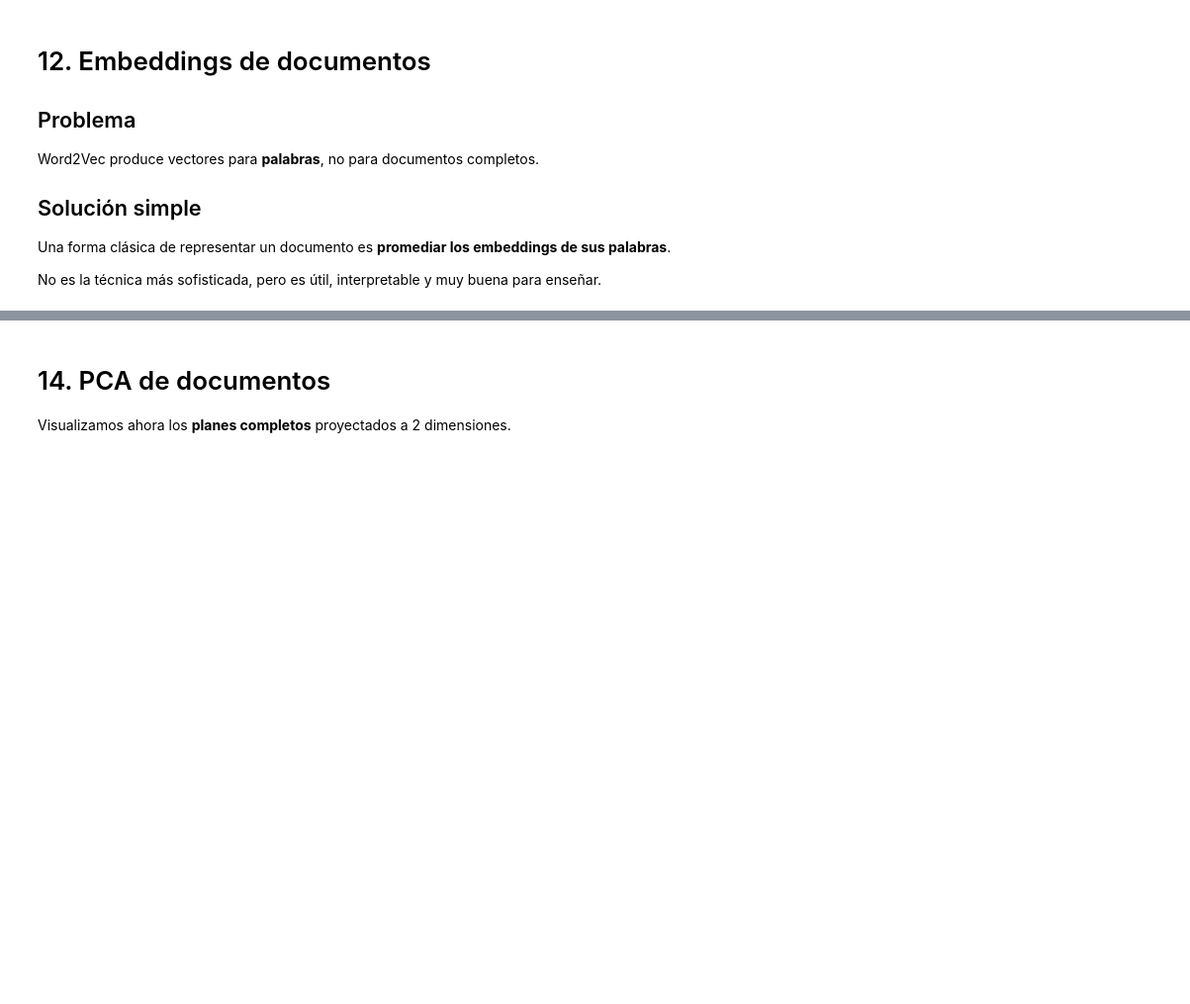
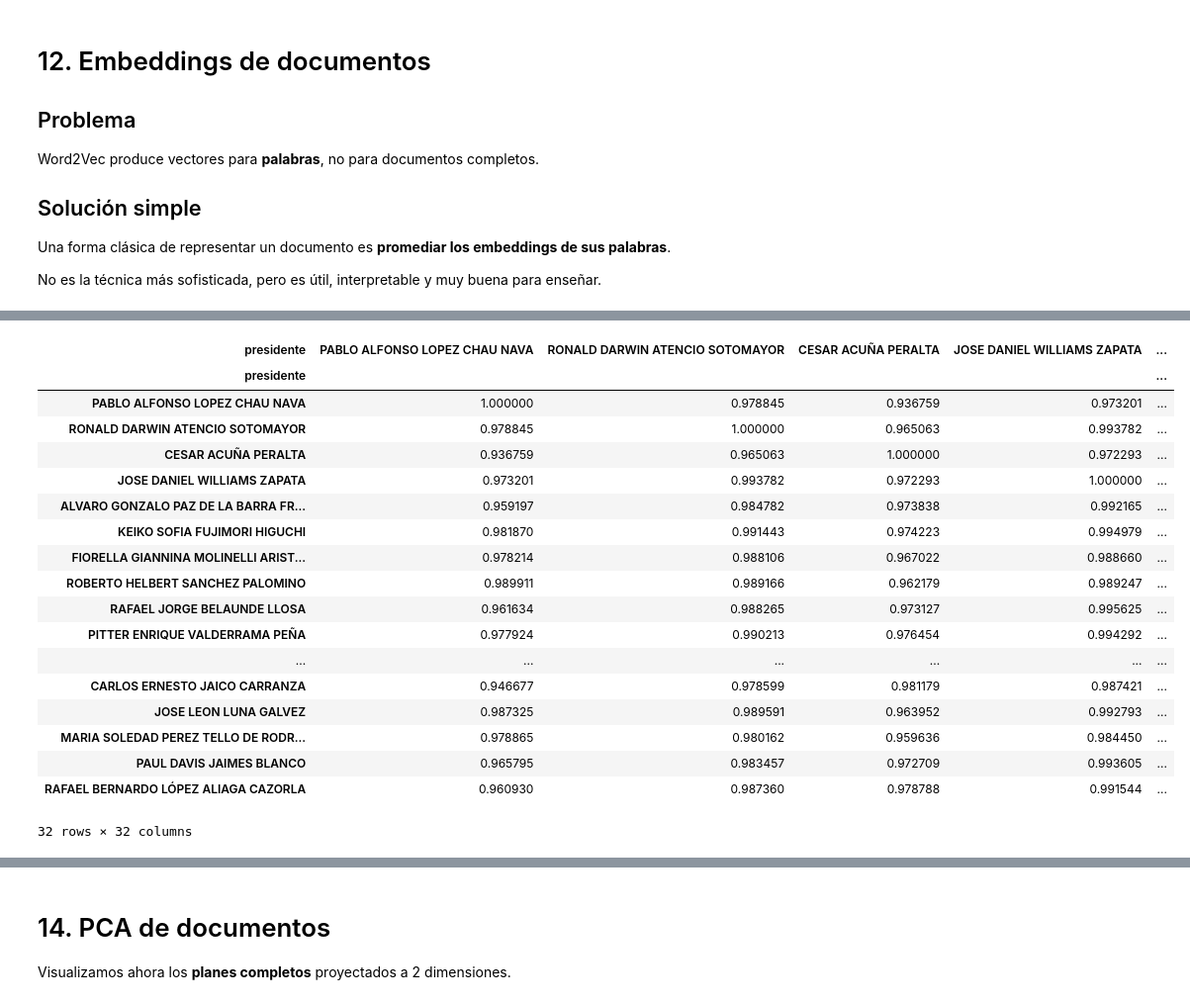
Before and after one commit to josefrodrim/ML-course, a Jupyter notebook: Clase_13_NLP_2.ipynb, the cells around one changed output, grey strips where cells are left out. Shown at 99% size. Cells and saved outputs as stored; diff of their text form; code cells hidden in the pictures; blank space fills up the shorter version.

```diff
--- a/Clase_13_NLP_2.ipynb
+++ b/Clase_13_NLP_2.ipynb
@@ -463,8 +742,28 @@ Interpretación:
 # %%
 sim_matrix = cosine_similarity(doc_vectors)
 
 sim_df = pd.DataFrame(sim_matrix, index=df["presidente"], columns=df["presidente"])
-sim_df.iloc[:5, :5]
+sim_df.iloc[:32, :32]
+# %% [output]
+| presidente | PABLO ALFONSO LOPEZ CHAU NAVA | RONALD DARWIN ATENCIO SOTOMAYOR | CESAR ACUÑA PERALTA | JOSE DANIEL WILLIAMS ZAPATA | ... |
+| presidente |  |  |  |  | ... |
+| PABLO ALFONSO LOPEZ CHAU NAVA | 1.000000 | 0.978845 | 0.936759 | 0.973201 | ... |
+| RONALD DARWIN ATENCIO SOTOMAYOR | 0.978845 | 1.000000 | 0.965063 | 0.993782 | ... |
+| CESAR ACUÑA PERALTA | 0.936759 | 0.965063 | 1.000000 | 0.972293 | ... |
+| JOSE DANIEL WILLIAMS ZAPATA | 0.973201 | 0.993782 | 0.972293 | 1.000000 | ... |
+| ALVARO GONZALO PAZ DE LA BARRA FR... | 0.959197 | 0.984782 | 0.973838 | 0.992165 | ... |
+| KEIKO SOFIA FUJIMORI HIGUCHI | 0.981870 | 0.991443 | 0.974223 | 0.994979 | ... |
+| FIORELLA GIANNINA MOLINELLI ARIST... | 0.978214 | 0.988106 | 0.967022 | 0.988660 | ... |
+| ROBERTO HELBERT SANCHEZ PALOMINO | 0.989911 | 0.989166 | 0.962179 | 0.989247 | ... |
+| RAFAEL JORGE BELAUNDE LLOSA | 0.961634 | 0.988265 | 0.973127 | 0.995625 | ... |
+| PITTER ENRIQUE VALDERRAMA PEÑA | 0.977924 | 0.990213 | 0.976454 | 0.994292 | ... |
+| ... | ... | ... | ... | ... | ... |
+| CARLOS ERNESTO JAICO CARRANZA | 0.946677 | 0.978599 | 0.981179 | 0.987421 | ... |
+| JOSE LEON LUNA GALVEZ | 0.987325 | 0.989591 | 0.963952 | 0.992793 | ... |
+| MARIA SOLEDAD PEREZ TELLO DE RODR... | 0.978865 | 0.980162 | 0.959636 | 0.984450 | ... |
+| PAUL DAVIS JAIMES BLANCO | 0.965795 | 0.983457 | 0.972709 | 0.993605 | ... |
+| RAFAEL BERNARDO LÓPEZ ALIAGA CAZORLA | 0.960930 | 0.987360 | 0.978788 | 0.991544 | ... |
+32 rows × 32 columns
 # %%
 plt.figure(figsize=(12, 10))
 sns.heatmap(sim_df, cmap="viridis")
```
Also changed, not shown: parts of 44 cells of this notebook, 1 other file.
